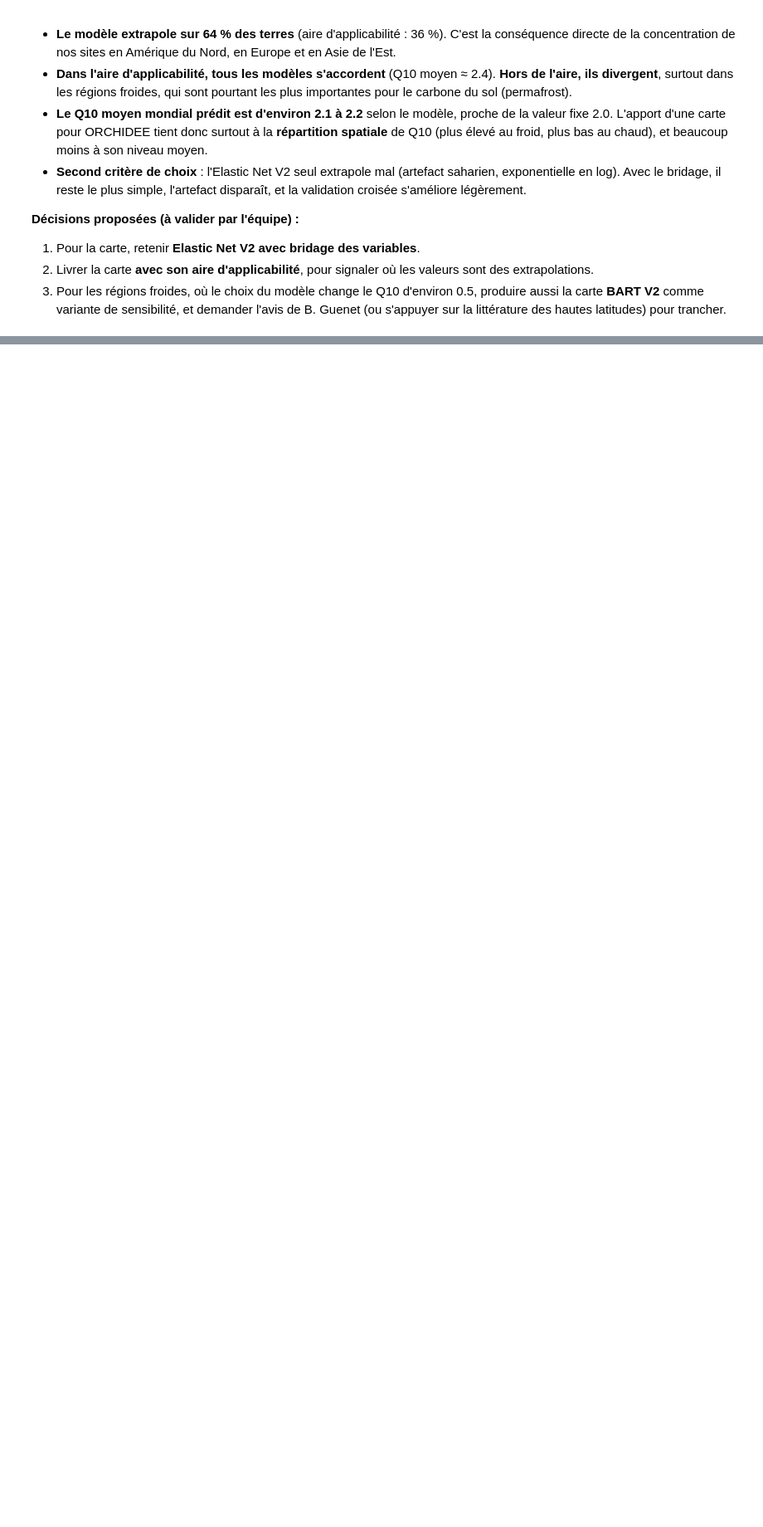
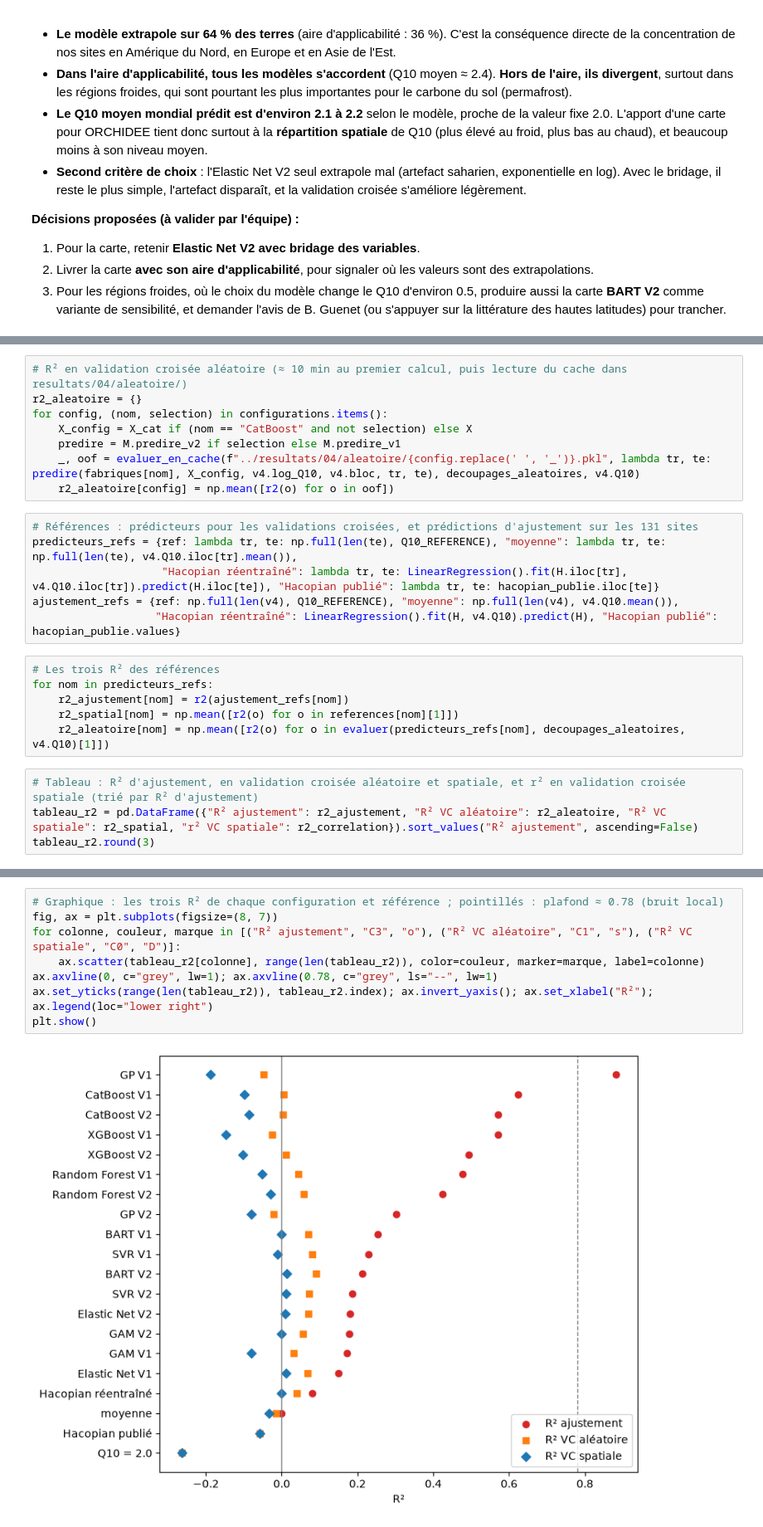
Before and after one commit to yassineerraji/Spatialising-Q10, a Jupyter notebook: notebooks/04_comparaison_modeles.ipynb, the cells around one changed output, grey strips where cells are left out. Shown at 83% size. Cells and saved outputs as stored; diff of their text form; blank space fills up the shorter version.

```diff
--- a/notebooks/04_comparaison_modeles.ipynb
+++ b/notebooks/04_comparaison_modeles.ipynb
@@ -555,0 +594,24 @@ plt.show()
+# %%
+# R² en validation croisée aléatoire (≈ 10 min au premier calcul, puis lecture du cache dans resultats/04/aleatoire/)
+r2_aleatoire = {}
+for config, (nom, selection) in configurations.items():
+    X_config = X_cat if (nom == "CatBoost" and not selection) else X
+    predire = M.predire_v2 if selection else M.predire_v1
+    _, oof = evaluer_en_cache(f"../resultats/04/aleatoire/{config.replace(' ', '_')}.pkl", lambda tr, te: predire(fabriques[nom], X_config, v4.log_Q10, v4.bloc, tr, te), decoupages_aleatoires, v4.Q10)
+    r2_aleatoire[config] = np.mean([r2(o) for o in oof])
+# %%
+# Références : prédicteurs pour les validations croisées, et prédictions d'ajustement sur les 131 sites
+predicteurs_refs = {ref: lambda tr, te: np.full(len(te), Q10_REFERENCE), "moyenne": lambda tr, te: np.full(len(te), v4.Q10.iloc[tr].mean()),
+                    "Hacopian réentraîné": lambda tr, te: LinearRegression().fit(H.iloc[tr], v4.Q10.iloc[tr]).predict(H.iloc[te]), "Hacopian publié": lambda tr, te: hacopian_publie.iloc[te]}
+ajustement_refs = {ref: np.full(len(v4), Q10_REFERENCE), "moyenne": np.full(len(v4), v4.Q10.mean()),
+                   "Hacopian réentraîné": LinearRegression().fit(H, v4.Q10).predict(H), "Hacopian publié": hacopian_publie.values}
+# %%
+# Les trois R² des références
+for nom in predicteurs_refs:
+    r2_ajustement[nom] = r2(ajustement_refs[nom])
+    r2_spatial[nom] = np.mean([r2(o) for o in references[nom][1]])
+    r2_aleatoire[nom] = np.mean([r2(o) for o in evaluer(predicteurs_refs[nom], decoupages_aleatoires, v4.Q10)[1]])
+# %%
+# Tableau : R² d'ajustement, en validation croisée aléatoire et spatiale, et r² en validation croisée spatiale (trié par R² d'ajustement)
+tableau_r2 = pd.DataFrame({"R² ajustement": r2_ajustement, "R² VC aléatoire": r2_aleatoire, "R² VC spatiale": r2_spatial, "r² VC spatiale": r2_correlation}).sort_values("R² ajustement", ascending=False)
+tableau_r2.round(3)
@@ -555,0 +636,10 @@ plt.show()
+# %%
+# Graphique : les trois R² de chaque configuration et référence ; pointillés : plafond ≈ 0.78 (bruit local)
+fig, ax = plt.subplots(figsize=(8, 7))
+for colonne, couleur, marque in [("R² ajustement", "C3", "o"), ("R² VC aléatoire", "C1", "s"), ("R² VC spatiale", "C0", "D")]:
+    ax.scatter(tableau_r2[colonne], range(len(tableau_r2)), color=couleur, marker=marque, label=colonne)
+ax.axvline(0, c="grey", lw=1); ax.axvline(0.78, c="grey", ls="--", lw=1)
+ax.set_yticks(range(len(tableau_r2)), tableau_r2.index); ax.invert_yaxis(); ax.set_xlabel("R²"); ax.legend(loc="lower right")
+plt.show()
+# %% [output]
+[figure, added]
```
Also changed, not shown: parts of 11 cells of this notebook, 24 other files.
